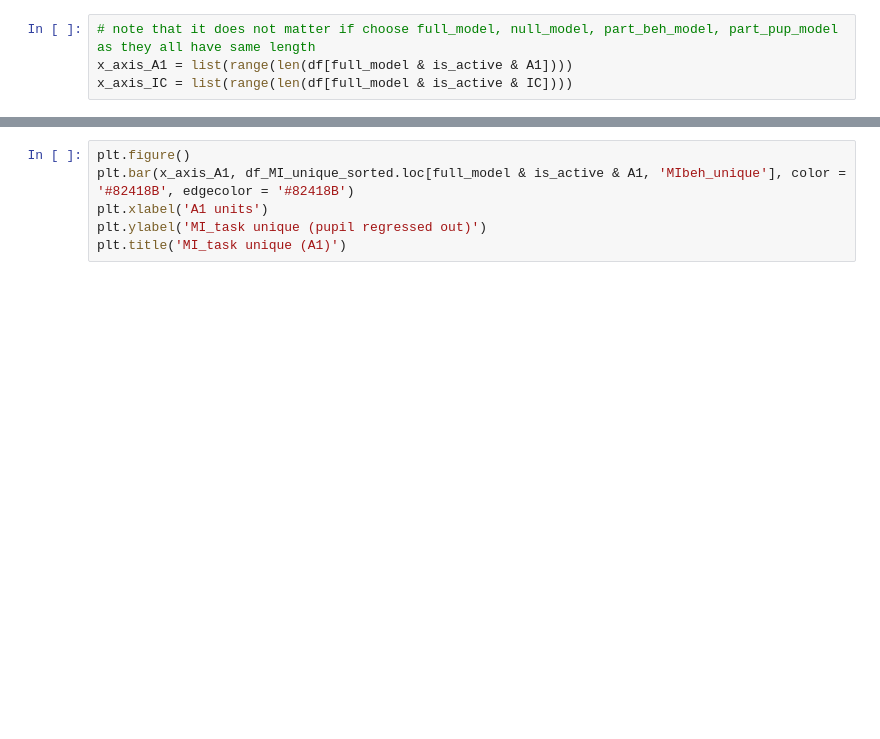
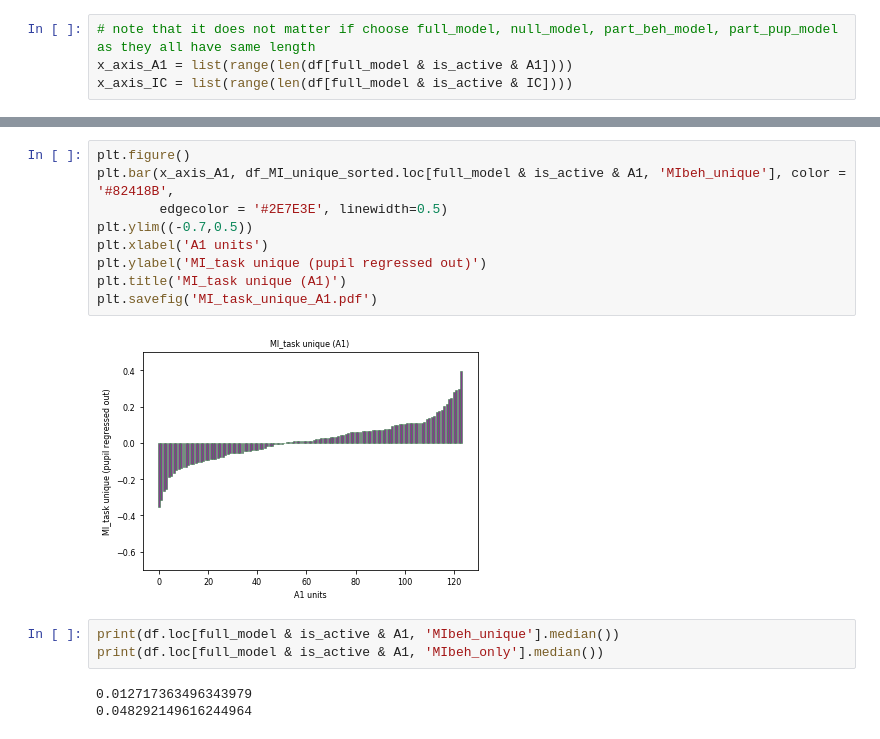
Before and after one commit to nadoss/nems_db, a Jupyter notebook: nems_lbhb/notebooks/ACIC_comparisons/ACIC_state_snr_comp.ipynb, the cells around one changed output, grey strips where cells are left out. Saved outputs shown, nothing was run; the diff lists cells and outputs as text; blank space fills up the shorter version.

```diff
--- a/nems_lbhb/notebooks/ACIC_comparisons/ACIC_state_snr_comp.ipynb
+++ b/nems_lbhb/notebooks/ACIC_comparisons/ACIC_state_snr_comp.ipynb
@@ -239,6 +313,17 @@ plt.title('MI_task only (A1)')
 # %%
 plt.figure()
-plt.bar(x_axis_A1, df_MI_unique_sorted.loc[full_model & is_active & A1, 'MIbeh_unique'], color = '#82418B', edgecolor = '#82418B')
+plt.bar(x_axis_A1, df_MI_unique_sorted.loc[full_model & is_active & A1, 'MIbeh_unique'], color = '#82418B',
+        edgecolor = '#2E7E3E', linewidth=0.5)
+plt.ylim((-0.7,0.5))
 plt.xlabel('A1 units')
 plt.ylabel('MI_task unique (pupil regressed out)')
 plt.title('MI_task unique (A1)')
+plt.savefig('MI_task_unique_A1.pdf')
+# %% [output]
+[figure, added]
+# %%
+print(df.loc[full_model & is_active & A1, 'MIbeh_unique'].median())
+print(df.loc[full_model & is_active & A1, 'MIbeh_only'].median())
+# %% [output]
+0.012717363496343979
+0.048292149616244964
```
Also changed, not shown: parts of 24 cells of this notebook.
